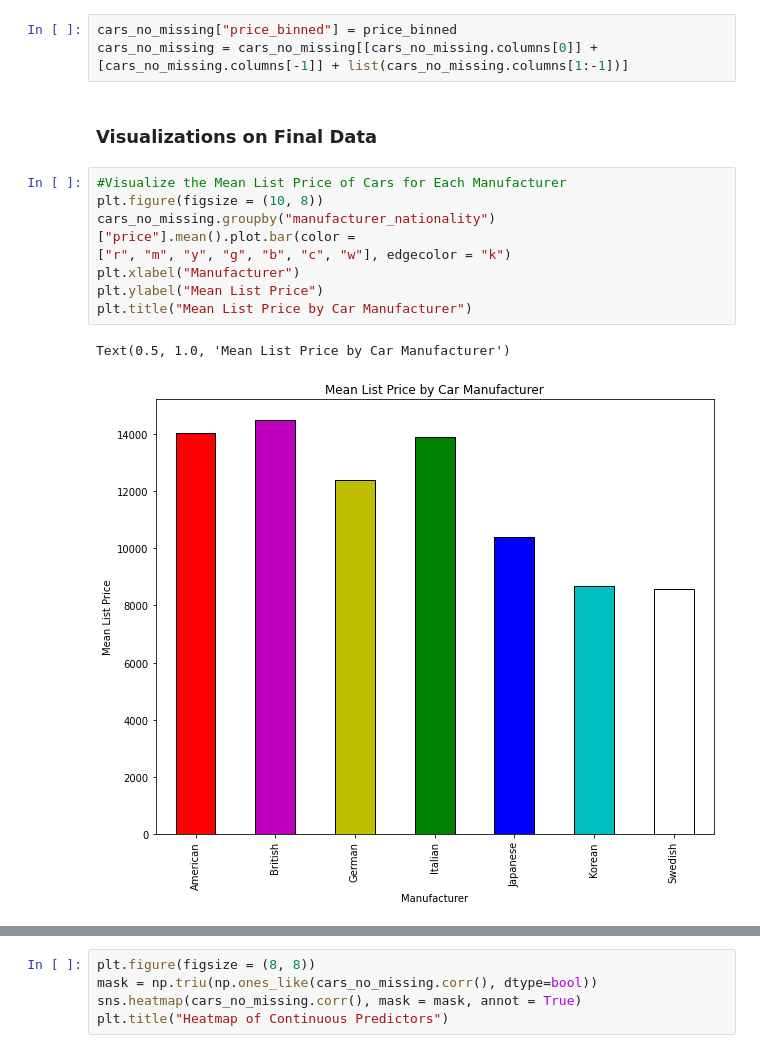
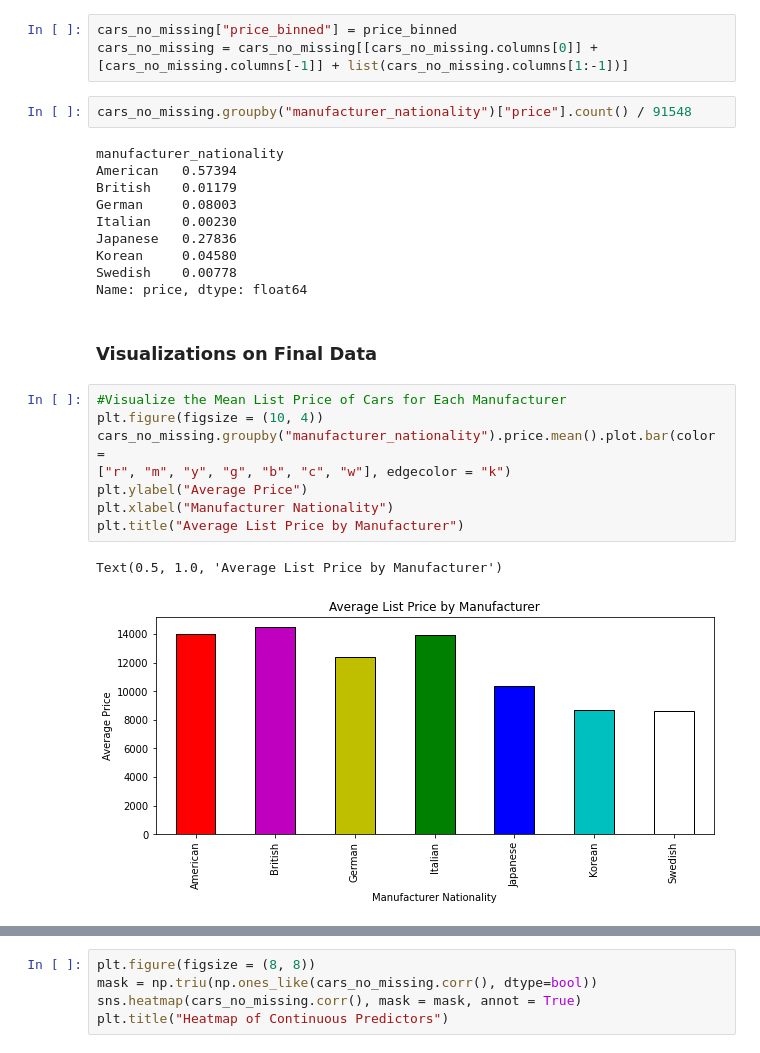
Before and after one commit to matthiasronnau/BANA-212-Final-Project, a Jupyter notebook: BANA-212 Final Project.ipynb, the cells around one changed output, grey strips where cells are left out. Saved outputs shown, nothing was run; the diff lists cells and outputs as text.

```diff
--- a/BANA-212 Final Project.ipynb
+++ b/BANA-212 Final Project.ipynb
@@ -396,16 +403,28 @@ price_binned = pd.cut(cars_no_missing["price"], bins = [min_price, price_25, pri
 # %%
 cars_no_missing["price_binned"] = price_binned
 cars_no_missing = cars_no_missing[[cars_no_missing.columns[0]] + [cars_no_missing.columns[-1]] + list(cars_no_missing.columns[1:-1])]
+# %%
+cars_no_missing.groupby("manufacturer_nationality")["price"].count() / 91548
+# %% [output]
+manufacturer_nationality
+American   0.57394
+British    0.01179
+German     0.08003
+Italian    0.00230
+Japanese   0.27836
+Korean     0.04580
+Swedish    0.00778
+Name: price, dtype: float64
 # %% [markdown]
 ### Visualizations on Final Data
 # %%
 #Visualize the Mean List Price of Cars for Each Manufacturer
-plt.figure(figsize = (10, 8))
-cars_no_missing.groupby("manufacturer_nationality")["price"].mean().plot.bar(color =
+plt.figure(figsize = (10, 4))
+cars_no_missing.groupby("manufacturer_nationality").price.mean().plot.bar(color =
 ["r", "m", "y", "g", "b", "c", "w"], edgecolor = "k")
-plt.xlabel("Manufacturer")
-plt.ylabel("Mean List Price")
-plt.title("Mean List Price by Car Manufacturer")
+plt.ylabel("Average Price")
+plt.xlabel("Manufacturer Nationality")
+plt.title("Average List Price by Manufacturer")
 # %% [output]
-Text(0.5, 1.0, 'Mean List Price by Car Manufacturer')
+Text(0.5, 1.0, 'Average List Price by Manufacturer')
-[figure, old version]
+[figure, new version]
```
Also changed, not shown: parts of 25 cells of this notebook.
